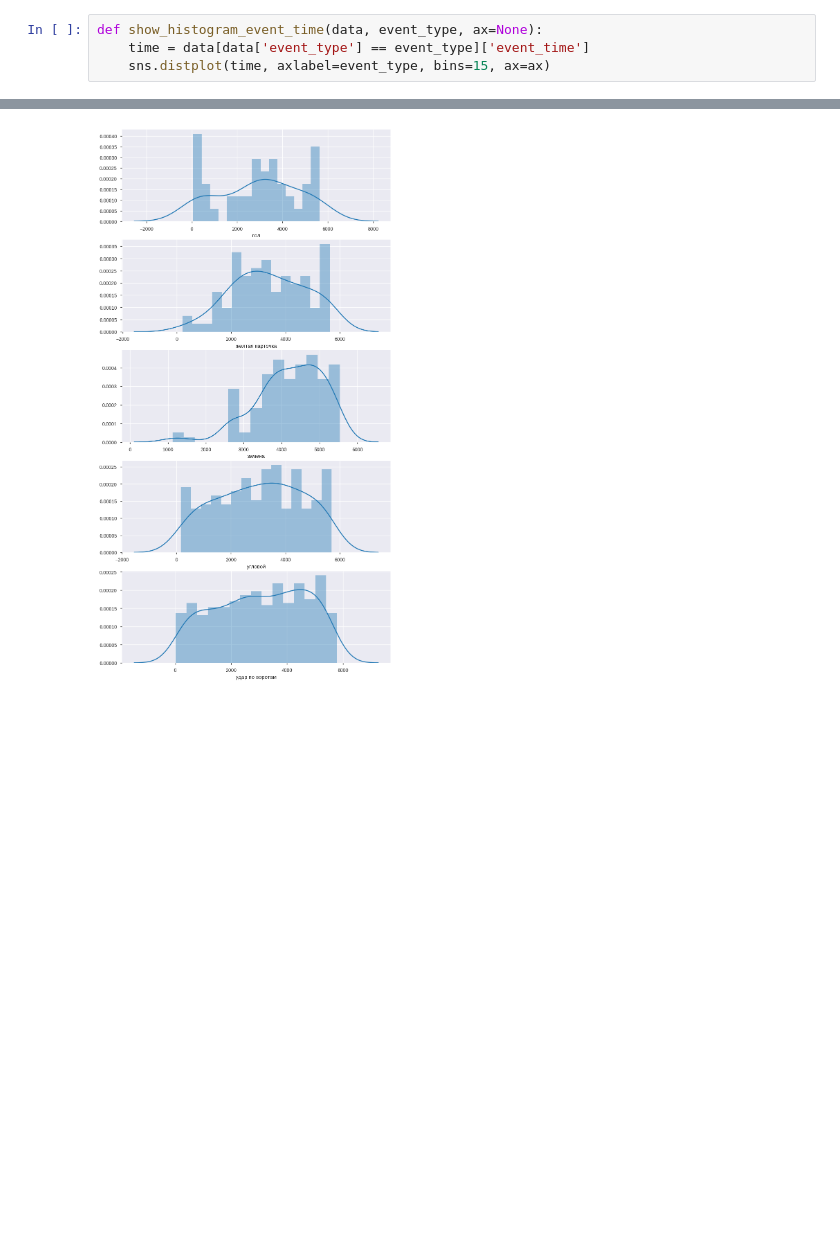
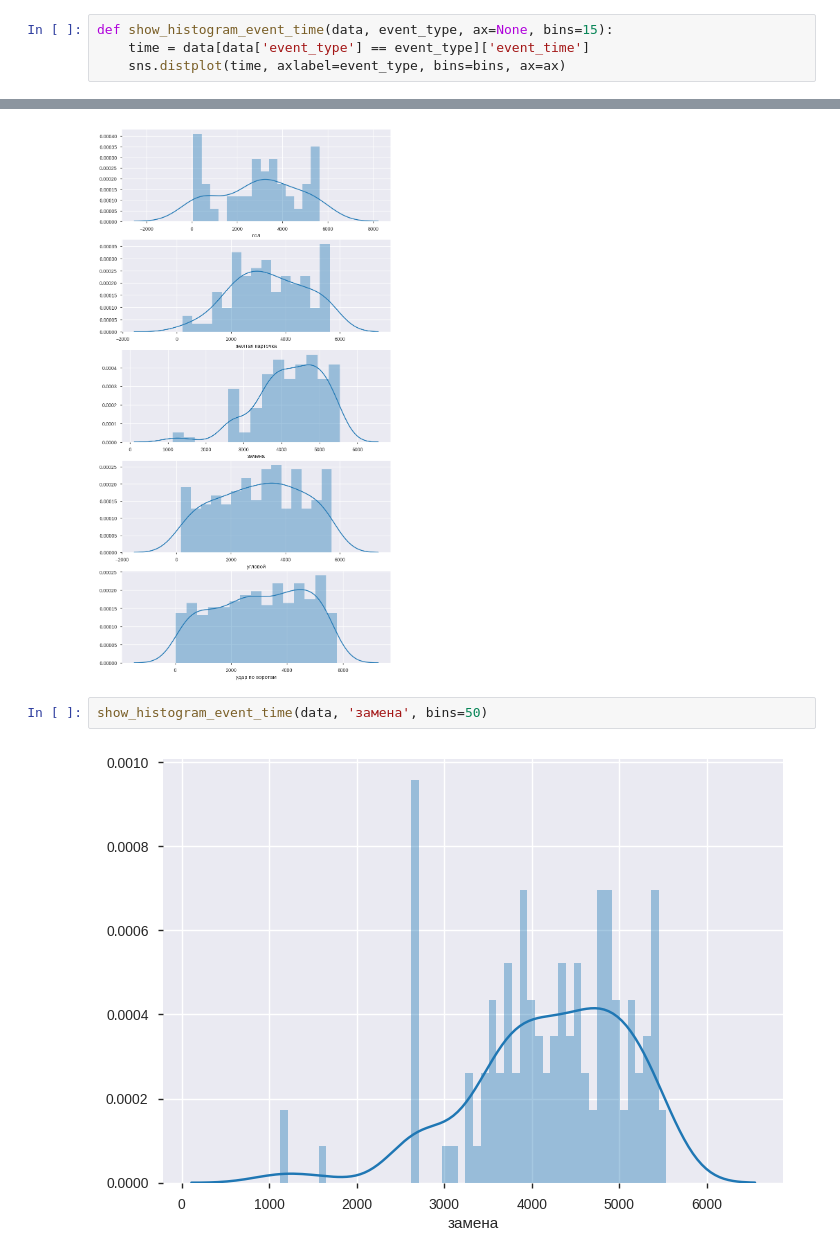
Before and after one commit to josdas/Hackathon-media-2018, a Jupyter notebook: notebooks/analysis/Train-events-data-statistic.ipynb, the cells around one changed output, grey strips where cells are left out. Drawn from its saved outputs; the diff is of its cells as text; blank space fills up the shorter version.

```diff
--- a/notebooks/analysis/Train-events-data-statistic.ipynb
+++ b/notebooks/analysis/Train-events-data-statistic.ipynb
@@ -56,12 +56,16 @@ pandas_profiling.ProfileReport(data)
         -Удары по воротам часто
     -Событие чаще происходят к концу игры
 # %%
-def show_histogram_event_time(data, event_type, ax=None):
+def show_histogram_event_time(data, event_type, ax=None, bins=15):
     time = data[data['event_type'] == event_type]['event_time']
-    sns.distplot(time, axlabel=event_type, bins=15, ax=ax)
+    sns.distplot(time, axlabel=event_type, bins=bins, ax=ax)
 # %%
 f, axs = plt.subplots(len(EVENT_TYPES), figsize=(10,20))
 for event_type, ax in zip(EVENT_TYPES, axs):
     show_histogram_event_time(data, event_type, ax=ax)
 # %% [output]
 [figure]
+# %%
+show_histogram_event_time(data, 'замена', bins=50)
+# %% [output]
+[figure, added]
```
Also changed, not shown: parts of 3 cells of this notebook.
